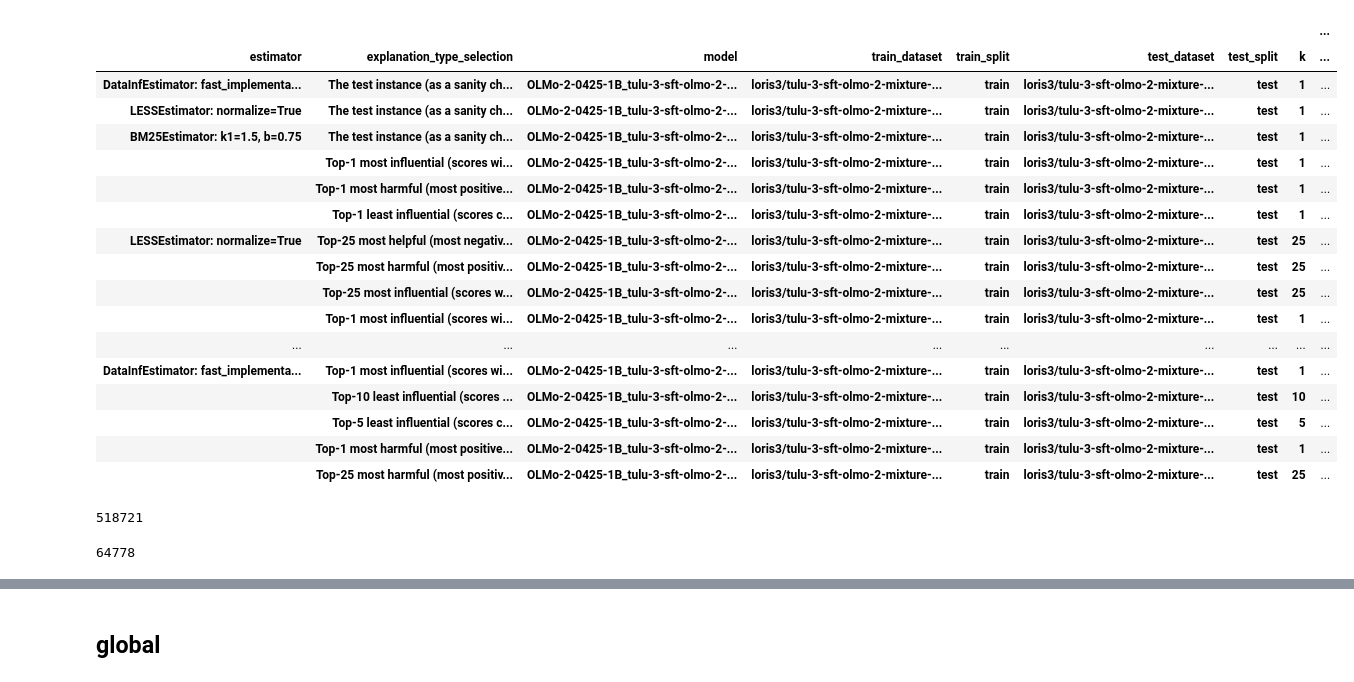
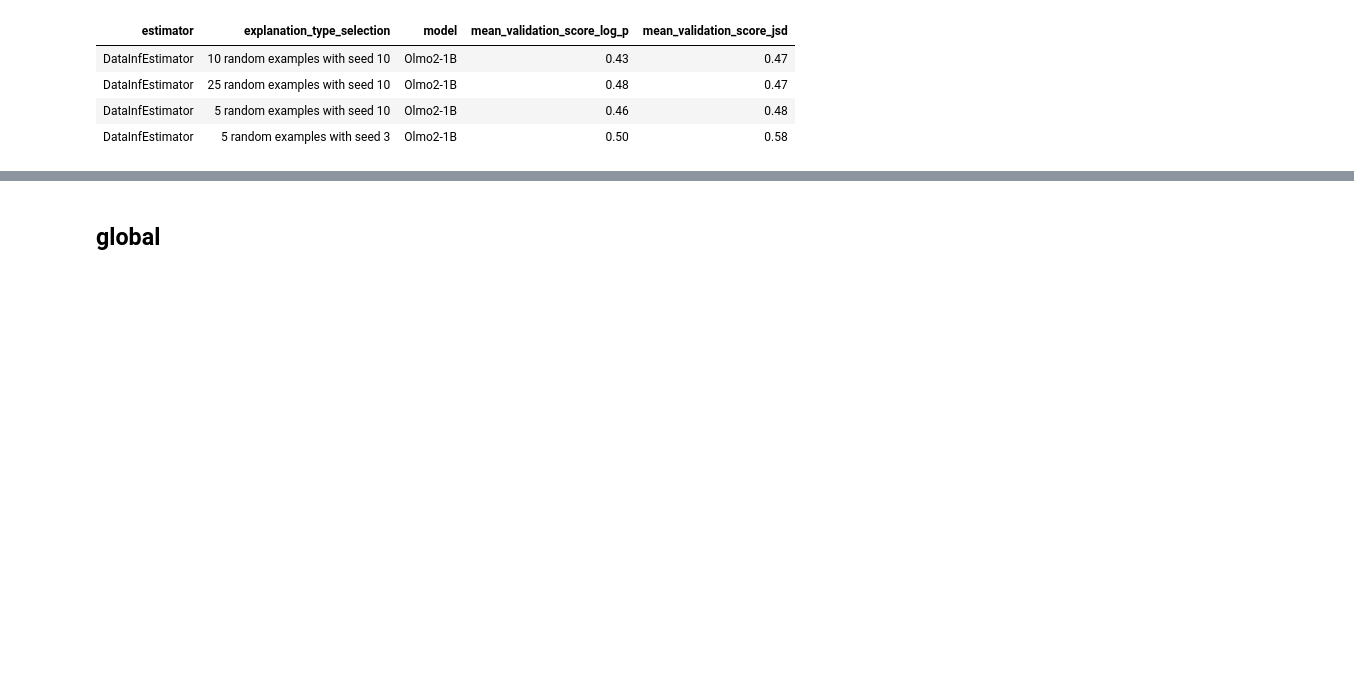
Before and after one commit to loris3/ceelm, a Jupyter notebook: validation.ipynb, the cells around one changed output, grey strips where cells are left out. Cells and saved outputs as stored; diff of their text form; code cells hidden in the pictures; blank space fills up the shorter version.

Commit message:
finalized scoring setup

```diff
--- a/validation.ipynb
+++ b/validation.ipynb
@@ -109,6 +109,24 @@ df_validation = pq.ParquetDataset("results/validation").read().to_pandas()
 # )
 # %%
 import re
+# %%
+
+def rename_model(x):
+       if x == "OLMo-2-0425-1B_tulu-3-sft-olmo-2-mixture-0225_lr0.0001_seed42":
+              return "Olmo2-1B"
+
+def rename_estimator(x):
+      return x.split(":")[0]
+def rename_linear_coder(x):
+      return x.replace("Coder","").replace("Thresh","")
+def extract_seed(x):
+       return int(re.search(r'seed (\d+)', x).group(1)) if "seed" in x else None
+
+def rename_random(x):
+    return re.sub(r' with seed \d+', "", x)
+# %%
+df_validation["model"]  = df_validation["model"].apply(rename_model)
+df_validation["estimator"]  = df_validation["estimator"].apply(rename_estimator)
 # %%
 import re
 
@@ -139,6 +194,6 @@ def replace_k_with_X(explanation_type):
 # %%
-df_validation_random = df_validation[df_validation["explanation_type"].str.contains("random examples with seed")]
-df_validation_selection = df_validation[~df_validation["explanation_type"].str.contains("random examples with seed")]
+df_validation_random = df_validation[df_validation["explanation_type"].str.contains("42")]#"random examples with seed")]
+df_validation_selection = df_validation[~df_validation["explanation_type"].str.contains("42")]#"random examples with seed")]
 # %%
 r = pd.merge(
                 df_validation_selection,
@@ -149,52 +204,41 @@ r = pd.merge(
                     "train_dataset",
                     "train_split",
                     "test_dataset",
                     "test_split",
                     "k",
                     "document_idx"
                 ],
                 suffixes=("_selection", "_random"),
                 how="inner"
             )
 r["validation_score_log_p"] = r["delta_log_p_selection"] >= r["delta_log_p_random"]
 r["validation_score_jsd"] = r["jsd_selection"] >= r["jsd_random"]
 r["validation_score_kld"] = r["kld(before||after)_selection"] >= r["kld(before||after)_random"]
 r_summary = r.groupby([         "estimator",
                      "explanation_type_selection",
                     "model",
                     "train_dataset",
                     "train_split",
                     "test_dataset",
                     "test_split",
                     "k",
                 ]).agg(
                     mean_validation_score_log_p=("validation_score_log_p", "mean"),
                     count_validation_score_log_p=("validation_score_log_p", "count"),
                     mean_validation_score_jsd=("validation_score_jsd", "mean"),
                     count_validation_score_jsd=("validation_score_jsd", "count"),
                     mean_validation_score_kld=("validation_score_kld", "mean"),
                     count_validation_score_kld=("validation_score_kld", "count")
                     )
-r_summary.sort_values(by="mean_validation_score_log_p", ascending=False)
+
+r_summary.reset_index().style.background_gradient(subset=["mean_validation_score_log_p","mean_validation_score_jsd"], cmap="PuBu", ).format({"mean_validation_score_log_p": "{:.2f}","mean_validation_score_jsd": "{:.2f}"})\
+    .hide(axis="columns", subset=["k", "train_dataset", "train_split", "test_dataset","test_split","count_validation_score_log_p","count_validation_score_kld", "count_validation_score_jsd","mean_validation_score_kld"]).hide(axis="index")
 # %% [output]
-|  |  |  |  |  |  |  |  | ... |
-| estimator | explanation_type_selection | model | train_dataset | train_split | test_dataset | test_split | k | ... |
-| DataInfEstimator: fast_implementa... | The test instance (as a sanity ch... | OLMo-2-0425-1B_tulu-3-sft-olmo-2-... | loris3/tulu-3-sft-olmo-2-mixture-... | train | loris3/tulu-3-sft-olmo-2-mixture-... | test | 1 | ... |
-| LESSEstimator: normalize=True | The test instance (as a sanity ch... | OLMo-2-0425-1B_tulu-3-sft-olmo-2-... | loris3/tulu-3-sft-olmo-2-mixture-... | train | loris3/tulu-3-sft-olmo-2-mixture-... | test | 1 | ... |
-| BM25Estimator: k1=1.5, b=0.75 | The test instance (as a sanity ch... | OLMo-2-0425-1B_tulu-3-sft-olmo-2-... | loris3/tulu-3-sft-olmo-2-mixture-... | train | loris3/tulu-3-sft-olmo-2-mixture-... | test | 1 | ... |
-|  | Top-1 most influential (scores wi... | OLMo-2-0425-1B_tulu-3-sft-olmo-2-... | loris3/tulu-3-sft-olmo-2-mixture-... | train | loris3/tulu-3-sft-olmo-2-mixture-... | test | 1 | ... |
-|  | Top-1 most harmful (most positive... | OLMo-2-0425-1B_tulu-3-sft-olmo-2-... | loris3/tulu-3-sft-olmo-2-mixture-... | train | loris3/tulu-3-sft-olmo-2-mixture-... | test | 1 | ... |
-|  | Top-1 least influential (scores c... | OLMo-2-0425-1B_tulu-3-sft-olmo-2-... | loris3/tulu-3-sft-olmo-2-mixture-... | train | loris3/tulu-3-sft-olmo-2-mixture-... | test | 1 | ... |
-| LESSEstimator: normalize=True | Top-25 most helpful (most negativ... | OLMo-2-0425-1B_tulu-3-sft-olmo-2-... | loris3/tulu-3-sft-olmo-2-mixture-... | train | loris3/tulu-3-sft-olmo-2-mixture-... | test | 25 | ... |
-|  | Top-25 most harmful (most positiv... | OLMo-2-0425-1B_tulu-3-sft-olmo-2-... | loris3/tulu-3-sft-olmo-2-mixture-... | train | loris3/tulu-3-sft-olmo-2-mixture-... | test | 25 | ... |
-|  | Top-25 most influential (scores w... | OLMo-2-0425-1B_tulu-3-sft-olmo-2-... | loris3/tulu-3-sft-olmo-2-mixture-... | train | loris3/tulu-3-sft-olmo-2-mixture-... | test | 25 | ... |
-|  | Top-1 most influential (scores wi... | OLMo-2-0425-1B_tulu-3-sft-olmo-2-... | loris3/tulu-3-sft-olmo-2-mixture-... | train | loris3/tulu-3-sft-olmo-2-mixture-... | test | 1 | ... |
-| ... | ... | ... | ... | ... | ... | ... | ... | ... |
-| DataInfEstimator: fast_implementa... | Top-1 most influential (scores wi... | OLMo-2-0425-1B_tulu-3-sft-olmo-2-... | loris3/tulu-3-sft-olmo-2-mixture-... | train | loris3/tulu-3-sft-olmo-2-mixture-... | test | 1 | ... |
-|  | Top-10 least influential (scores ... | OLMo-2-0425-1B_tulu-3-sft-olmo-2-... | loris3/tulu-3-sft-olmo-2-mixture-... | train | loris3/tulu-3-sft-olmo-2-mixture-... | test | 10 | ... |
-|  | Top-5 least influential (scores c... | OLMo-2-0425-1B_tulu-3-sft-olmo-2-... | loris3/tulu-3-sft-olmo-2-mixture-... | train | loris3/tulu-3-sft-olmo-2-mixture-... | test | 5 | ... |
-|  | Top-1 most harmful (most positive... | OLMo-2-0425-1B_tulu-3-sft-olmo-2-... | loris3/tulu-3-sft-olmo-2-mixture-... | train | loris3/tulu-3-sft-olmo-2-mixture-... | test | 1 | ... |
-|  | Top-25 most harmful (most positiv... | OLMo-2-0425-1B_tulu-3-sft-olmo-2-... | loris3/tulu-3-sft-olmo-2-mixture-... | train | loris3/tulu-3-sft-olmo-2-mixture-... | test | 25 | ... |
+| estimator | explanation_type_selection | model | mean_validation_score_log_p | mean_validation_score_jsd |
+| DataInfEstimator | 10 random examples with seed 10 | Olmo2-1B | 0.43 | 0.47 |
+| DataInfEstimator | 25 random examples with seed 10 | Olmo2-1B | 0.48 | 0.47 |
+| DataInfEstimator | 5 random examples with seed 10 | Olmo2-1B | 0.46 | 0.48 |
+| DataInfEstimator | 5 random examples with seed 3 | Olmo2-1B | 0.50 | 0.58 |
 # %%
 # %run merge_results.py --source_dir="cache/scoring/partial" --target_dir="results/scoring"
 # %%
@@ -211,8 +257,0 @@ df_scoring["explanation_type_no_k"] = df_scoring.apply(
-# %%
-len(df_scoring)
-# %% [output]
-518721
-# %%
-len(df_validation)
-# %% [output]
-64778
```
Also changed, not shown: parts of 28 cells of this notebook, 34 other files.
